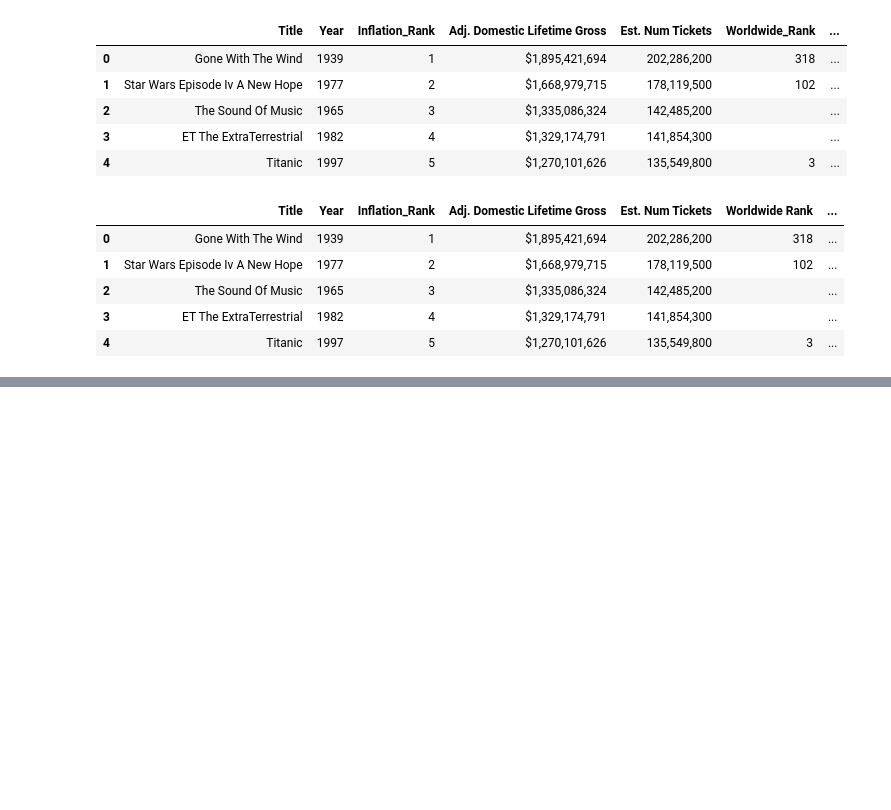
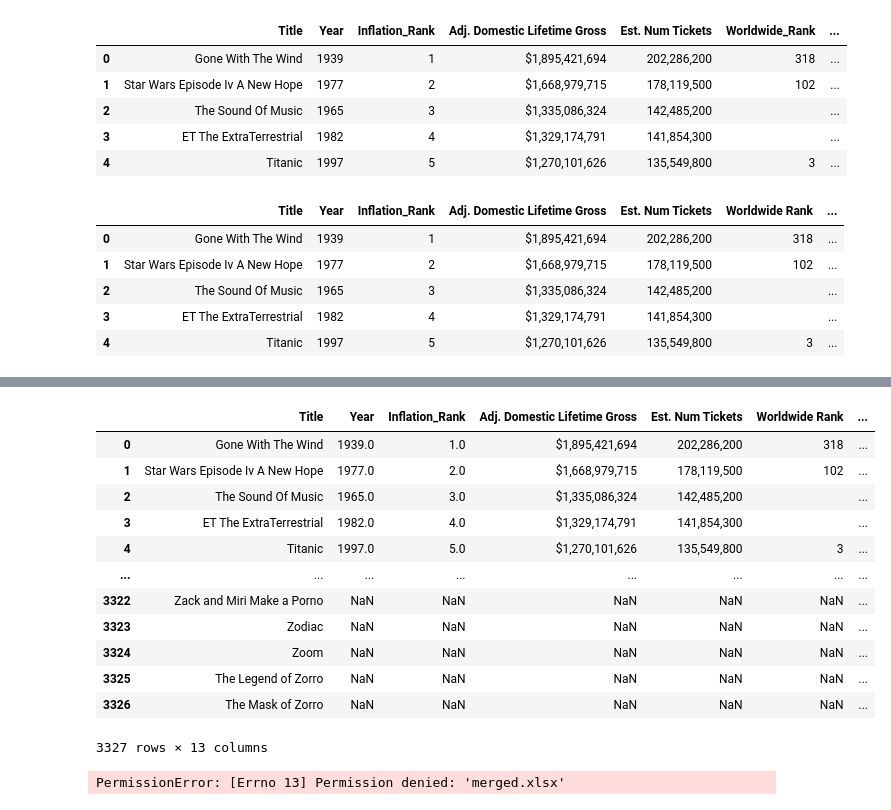
Before and after one commit to matanick1/Movie_Project_1, a Jupyter notebook: Movie_code.ipynb, the cells around one changed output, grey strips where cells are left out. Saved outputs shown, nothing was run; the diff lists cells and outputs as text; code cells hidden in the pictures; blank space fills up the shorter version.

Commit message:
merged and cleaned

```diff
--- a/Movie_code.ipynb
+++ b/Movie_code.ipynb
@@ -440,3 +418,7 @@ df3.head()
 | 2 | The Sound Of Music | 1965 | 3 | $1,335,086,324 | 142,485,200 |  | ... |
 | 3 | ET The ExtraTerrestrial | 1982 | 4 | $1,329,174,791 | 141,854,300 |  | ... |
 | 4 | Titanic | 1997 | 5 | $1,270,101,626 | 135,549,800 | 3 | ... |
+# %%
+# make a dataframe from the json file
+df5 = pd.read_json('movies.json')
+df5.head()
@@ -442,0 +432,4 @@ df3.head()
+# %%
+# show only the title and production budget and year columns
+df5 = df5[['Title', 'Production Budget', 'Release Date']]
+df5
@@ -442,0 +450,6 @@ df3.head()
+# %%
+# make the production budget column an string
+df5['Production Budget'] = df5['Production Budget'].astype(str)
+# drop the decimals in the production budget column
+df5['Production Budget'] = df5['Production Budget'].str.replace(r'\.\d+', '')
+df5.head()
@@ -442,0 +463,6 @@ df3.head()
+# %%
+# add a $ and commas to the production budget column
+df5['Production Budget'] = '$' + df5['Production Budget'].astype(str)
+df5['Production Budget'] = df5['Production Budget'].str.replace(r'(\d)(?=(\d\d\d)+(?!\d))', r'\1,')
+df5['Production Budget'] = df5['Production Budget'].str.replace(r'\.\d+', '')
+df5.head()
@@ -445,0 +479,23 @@ df3.to_csv('cleaned5.csv')
+# %%
+# merge df5 and df3 on the title. Do not drop any rows
+df6 = pd.merge(df3, df5, on='Title', how='outer')
+df6
+# %% [output]
+|  | Title | Year | Inflation_Rank | Adj. Domestic Lifetime Gross | Est. Num Tickets | Worldwide Rank | ... |
+| 0 | Gone With The Wind | 1939.0 | 1.0 | $1,895,421,694 | 202,286,200 | 318 | ... |
+| 1 | Star Wars Episode Iv A New Hope | 1977.0 | 2.0 | $1,668,979,715 | 178,119,500 | 102 | ... |
+| 2 | The Sound Of Music | 1965.0 | 3.0 | $1,335,086,324 | 142,485,200 |  | ... |
+| 3 | ET The ExtraTerrestrial | 1982.0 | 4.0 | $1,329,174,791 | 141,854,300 |  | ... |
+| 4 | Titanic | 1997.0 | 5.0 | $1,270,101,626 | 135,549,800 | 3 | ... |
+| ... | ... | ... | ... | ... | ... | ... | ... |
+| 3322 | Zack and Miri Make a Porno | NaN | NaN | NaN | NaN | NaN | ... |
+| 3323 | Zodiac | NaN | NaN | NaN | NaN | NaN | ... |
+| 3324 | Zoom | NaN | NaN | NaN | NaN | NaN | ... |
+| 3325 | The Legend of Zorro | NaN | NaN | NaN | NaN | NaN | ... |
+| 3326 | The Mask of Zorro | NaN | NaN | NaN | NaN | NaN | ... |
+3327 rows × 13 columns
+# %%
+# create an excel file of the merged dataframe
+df6.to_excel('merged.xlsx', index=False)
+# %% [output]
+PermissionError: [Errno 13] Permission denied: 'merged.xlsx'
```
Also changed, not shown: parts of 19 cells of this notebook, 4 other files.
